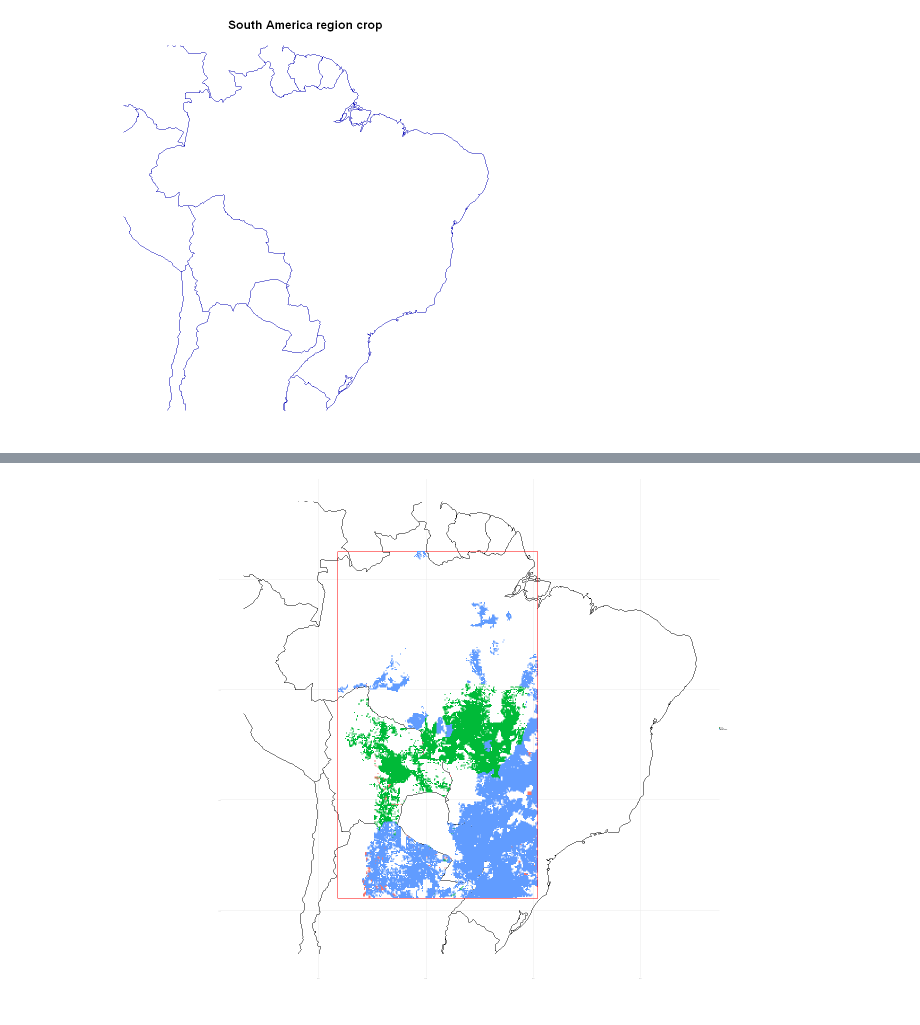
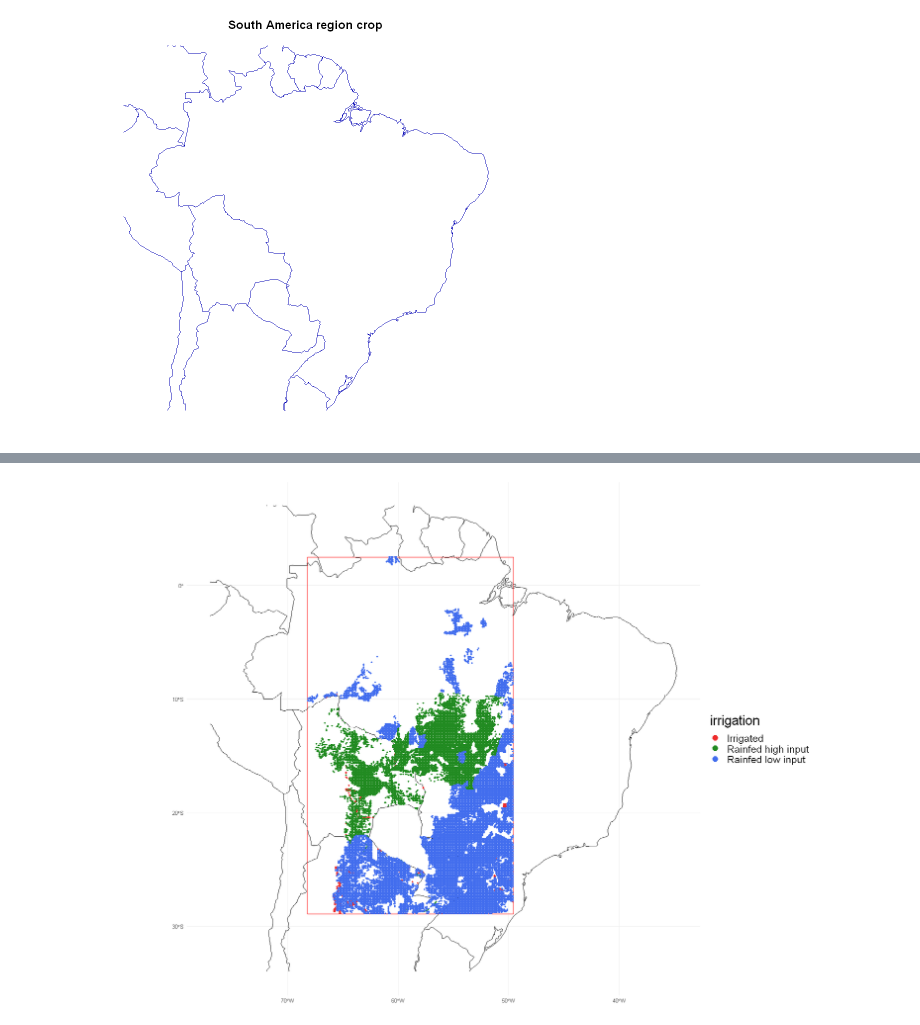
Before and after one commit to AngelArcones/Vizzuality_challenge, a Jupyter notebook: Vizzuality_challenge.ipynb, the cells around one changed output, grey strips where cells are left out. Saved outputs shown, nothing was run; the diff lists cells and outputs as text; code cells hidden in the pictures.

```diff
--- a/Vizzuality_challenge.ipynb
+++ b/Vizzuality_challenge.ipynb
@@ -155,8 +161,16 @@ ggplot()+
-# %%
-ggplot()+
-  geom_sf(data = america_map, fill = "white") +
-  geom_sf(data = area_america,color = "red", fill = NA)+
-  geom_sf(data = df_america, aes(color=irrigation), size = .5)+
-  theme_minimal()
-# %% [output]
-[figure, removed]
+# %%
+options(repr.plot.width = 18, repr.plot.height = 12, repr.plot.res = 110)
+ggplot()+
+  geom_sf(data = america_map, fill = "white") +
+  geom_sf(data = area_america,color = "red", fill = NA)+
+  geom_sf(data = df_america, aes(color=irrigation), size = 1)+
+  scale_color_manual(values = c("Irrigated"="firebrick2",
+                                "Rainfed high input" = "forestgreen",
+                                "Rainfed low input" = "royalblue2",
+                                "Rainfed subsistance" = "purple4"))+
+  guides(color = guide_legend(override.aes = list(size = rel(4))))+
+  theme_minimal()+
+  theme(legend.title=element_text(size=rel(2)),
+        legend.text=element_text(size=rel(1.5)))
+# %% [output]
+[figure, added]
```
Also changed, not shown: parts of 9 cells of this notebook.
